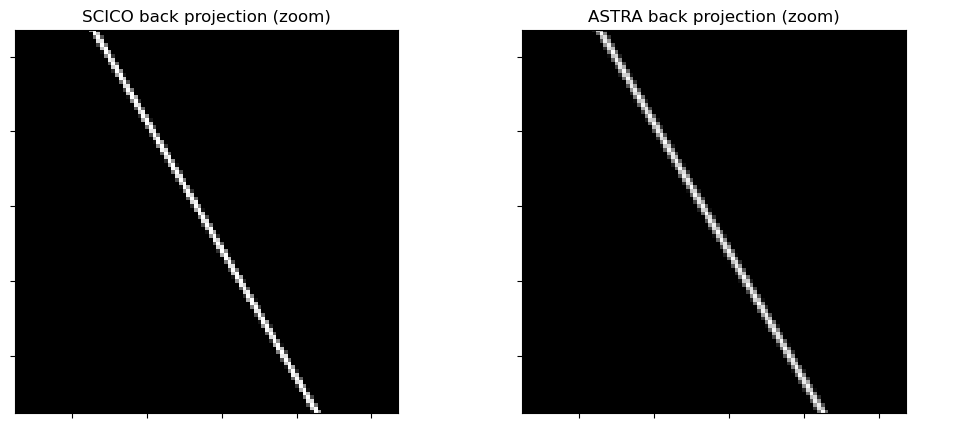
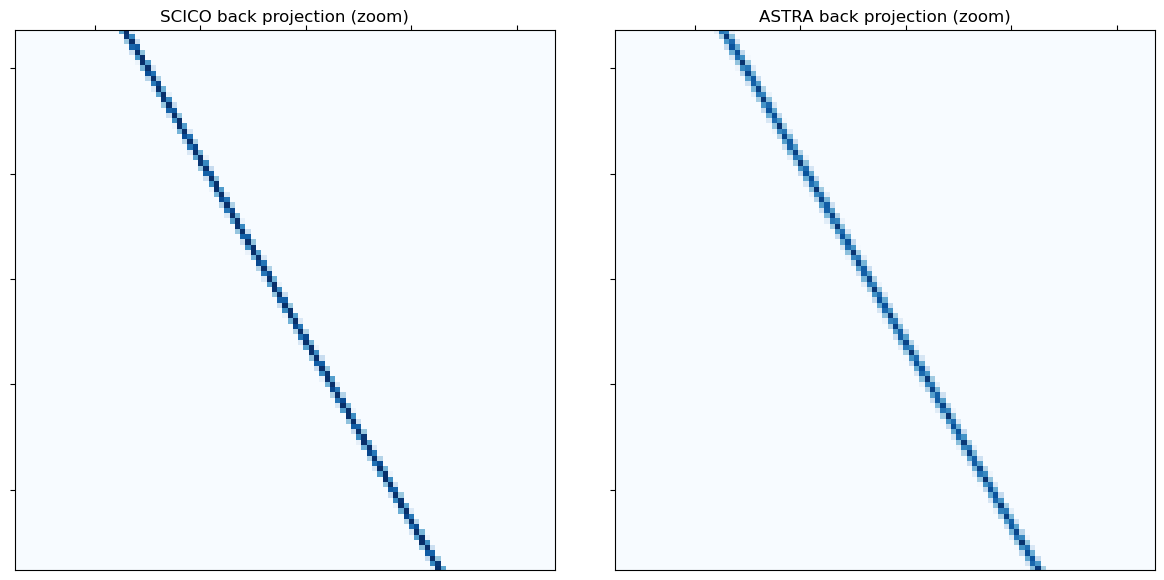
Code edit (unified diff) that turned the first committed figure into the second:
--- before
+++ after
@@ -1,7 +1,10 @@
-fig, ax = plot.subplots(nrows=1, ncols=2, figsize=(12, 6))
-plot.imview(HTys["scico"], title="SCICO back projection (zoom)", cbar=None, fig=fig, ax=ax[0])
-plot.imview(HTys["astra"], title="ASTRA back projection (zoom)", cbar=None, fig=fig, ax=ax[1])
+fig, ax = kplt.subplots(
+    nrows=1, ncols=2, sharex=True, sharey=True, layout="constrained", figsize=(12, 6)
+)
+kplt.imview(HTys["scico"], title="SCICO back projection (zoom)", cmap="Blues", ax=ax[0])
+kplt.imview(HTys["astra"], title="ASTRA back projection (zoom)", cmap="Blues", ax=ax[1])
 for ax_i in ax:
     ax_i.set_xlim(2 * N / 5, N - 2 * N / 5)
     ax_i.set_ylim(2 * N / 5, N - 2 * N / 5)
+fig.get_layout_engine().set(w_pad=0.1, h_pad=0.2)
 fig.show()

Commit: Update notebooks